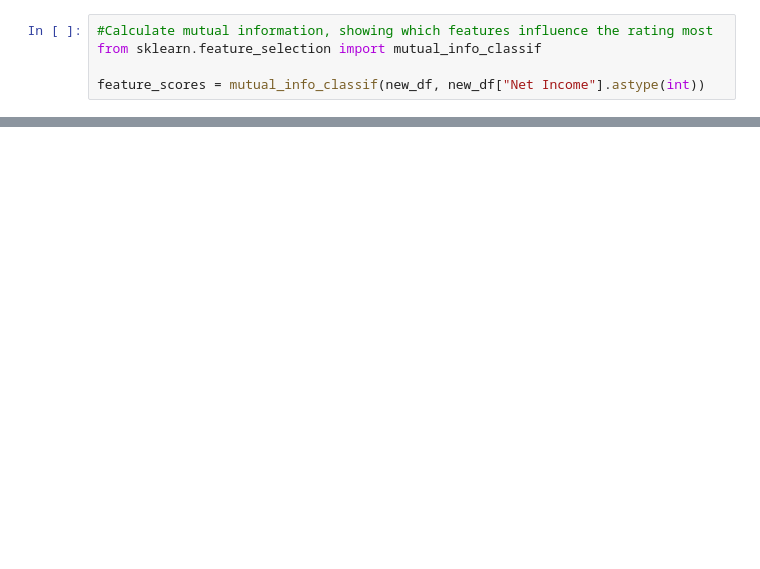
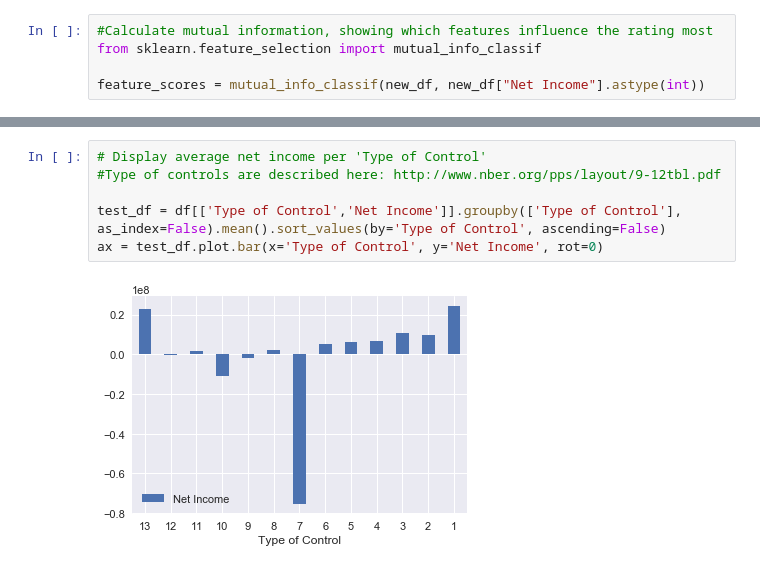
Before and after one commit to anaidpm/dizme, a Jupyter notebook: hospital_costs.ipynb, the cells around one changed output, grey strips where cells are left out. Drawn from its saved outputs; the diff is of its cells as text; blank space fills up the shorter version.

```diff
--- a/hospital_costs.ipynb
+++ b/hospital_costs.ipynb
@@ -170,0 +236,9 @@ plt.show()
+# %%
+# Display average net income per 'Type of Control'
+#Type of controls are described here: http://www.nber.org/pps/layout/9-12tbl.pdf
+
+test_df = df[['Type of Control','Net Income']].groupby(['Type of Control'],
+as_index=False).mean().sort_values(by='Type of Control', ascending=False)
+ax = test_df.plot.bar(x='Type of Control', y='Net Income', rot=0)
+# %% [output]
+[figure, added]
```
Also changed, not shown: parts of 19 cells of this notebook.
